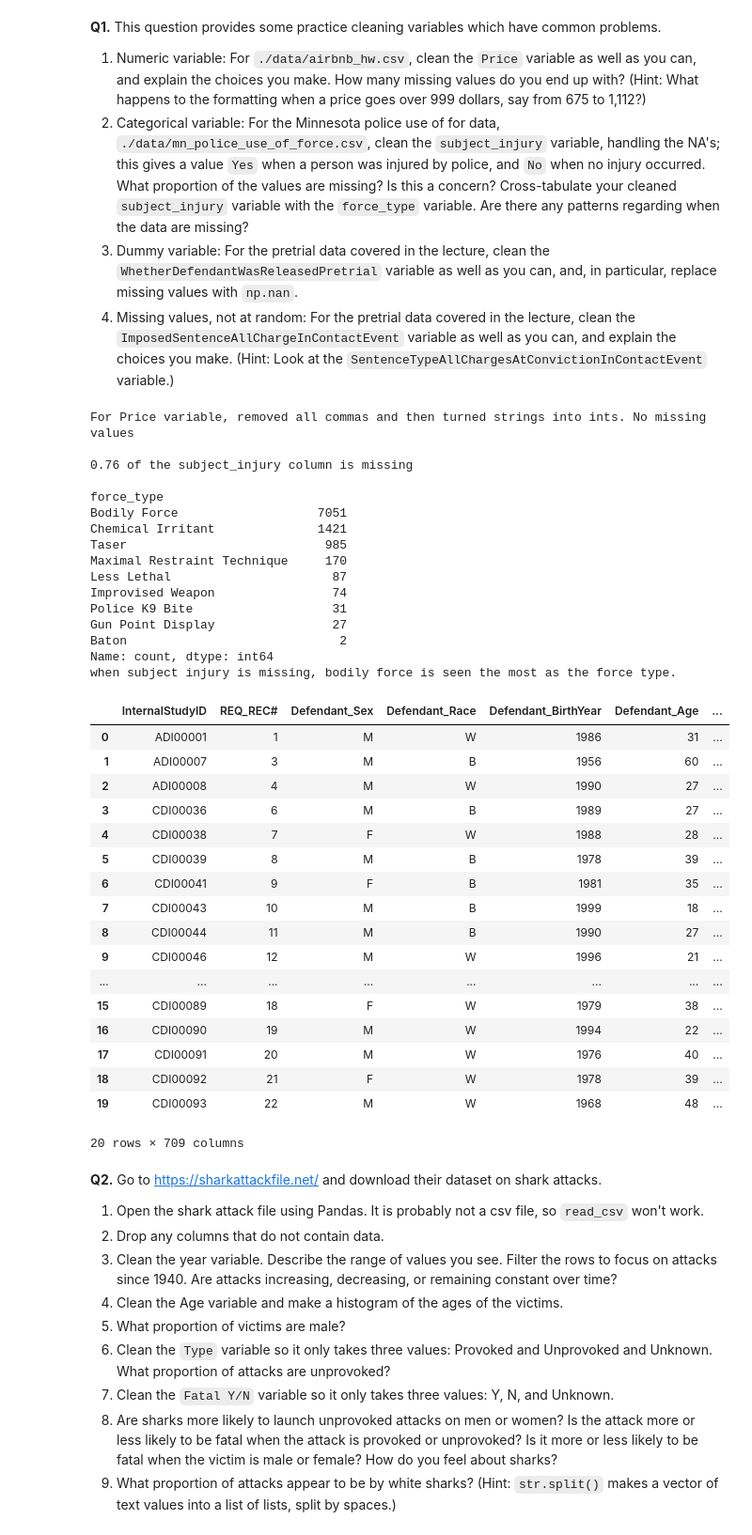
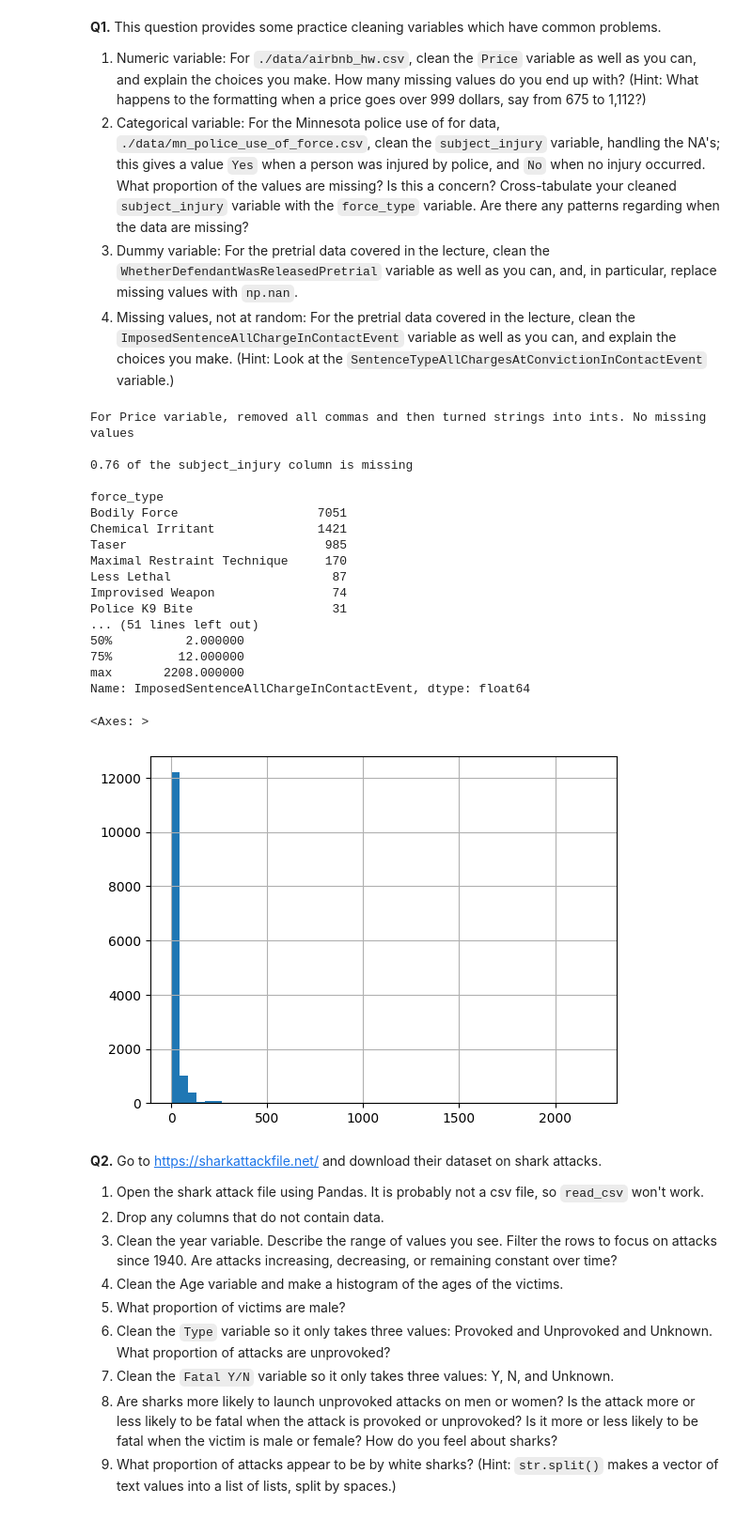
Before and after one commit to elaineliu05/wrangling, a Jupyter notebook: assignment/assignment.ipynb, the cells around one changed output. Shown: that part at 94% size. Cells and saved outputs as stored; diff of their text form; code cells hidden in the pictures.

```diff
--- a/assignment/assignment.ipynb
+++ b/assignment/assignment.ipynb
@@ -11,6 +11,7 @@
 # %%
 import pandas as pd
 import matplotlib.pyplot as plt
+import numpy as np
 
 #1.
 df1 = pd.read_csv('data/airbnb_hw.csv') #read in data table
@@ -18,56 +19,51 @@ df1 = pd.read_csv('data/airbnb_hw.csv') #read in data table
 df1['Price'] = df1['Price'].str.replace(',', '')
 df1['Price'] = df1['Price'].astype(int)
 print("For Price variable, removed all commas and then turned strings into ints. No missing values\n")
 
 #2.
 df2 = pd.read_csv('data/mn_police_use_of_force.csv') #read in data table
 #clean subject_injury variable
 nan_count = df2['subject_injury'].isna().sum()
 print(round(nan_count/df2.shape[0], 2), 'of the subject_injury column is missing\n')
 
 nan_df = df2[df2['subject_injury'].isna()] #get data table where subject injury is NaN
 nan_arr = nan_df['force_type'].value_counts() #count occurances of each force_type
 print(nan_arr)
 print('when subject injury is missing, bodily force is seen the most as the force type. ')
 
 #3
 df3 = pd.read_parquet('data/justice_data.parquet') #read in data table
-df3.head(20)
+print(df3['WhetherDefendantWasReleasedPretrial'].value_counts(), '\n')
+df3['WhetherDefendantWasReleasedPretrial'].replace(9, np.nan) #replace all occurences of 9 with np.nan
+df3['WhetherDefendantWasReleasedPretrial'] = df3['WhetherDefendantWasReleasedPretrial'].fillna(value = np.nan) #if missing, np.nan
+
+#4
+print('Before coercion: \n', df3['ImposedSentenceAllChargeInContactEvent'].describe(),'\n')
+df3['ImposedSentenceAllChargeInContactEvent'] = pd.to_numeric(df3['ImposedSentenceAllChargeInContactEvent'], errors='coerce') # Coerce the variable to numeric
+df3['ImposedSentenceAllChargeInContactEvent'] = df3['ImposedSentenceAllChargeInContactEvent'].round() #there were a lot of doubles, so rounded it to int like SentenceTypeAllChargesAtConvictionInContactEvent
+df3['ImposedSentenceAllChargeInContactEvent'] = df3['ImposedSentenceAllChargeInContactEvent'].fillna(value = np.nan) #if missing, np.nan
+print('After coercion: \n', df3['ImposedSentenceAllChargeInContactEvent'].describe(),'\n') # Describe the numeric variable
+df3['ImposedSentenceAllChargeInContactEvent'].hist(bins = 50) # Histogram of the variable values
 # %% [output]
 For Price variable, removed all commas and then turned strings into ints. No missing values
 
 0.76 of the subject_injury column is missing
 
 force_type
 Bodily Force                   7051
 Chemical Irritant              1421
 Taser                           985
 Maximal Restraint Technique     170
 Less Lethal                      87
 Improvised Weapon                74
 Police K9 Bite                   31
-Gun Point Display                27
-Baton                             2
-Name: count, dtype: int64
-when subject injury is missing, bodily force is seen the most as the force type.
+... (51 lines left out)
+50%          2.000000
+75%         12.000000
+max       2208.000000
+Name: ImposedSentenceAllChargeInContactEvent, dtype: float64
-|  | InternalStudyID | REQ_REC# | Defendant_Sex | Defendant_Race | Defendant_BirthYear | Defendant_Age | ... |
-| 0 | ADI00001 | 1 | M | W | 1986 | 31 | ... |
-| 1 | ADI00007 | 3 | M | B | 1956 | 60 | ... |
-| 2 | ADI00008 | 4 | M | W | 1990 | 27 | ... |
-| 3 | CDI00036 | 6 | M | B | 1989 | 27 | ... |
-| 4 | CDI00038 | 7 | F | W | 1988 | 28 | ... |
-| 5 | CDI00039 | 8 | M | B | 1978 | 39 | ... |
-| 6 | CDI00041 | 9 | F | B | 1981 | 35 | ... |
-| 7 | CDI00043 | 10 | M | B | 1999 | 18 | ... |
-| 8 | CDI00044 | 11 | M | B | 1990 | 27 | ... |
-| 9 | CDI00046 | 12 | M | W | 1996 | 21 | ... |
-| ... | ... | ... | ... | ... | ... | ... | ... |
-| 15 | CDI00089 | 18 | F | W | 1979 | 38 | ... |
-| 16 | CDI00090 | 19 | M | W | 1994 | 22 | ... |
-| 17 | CDI00091 | 20 | M | W | 1976 | 40 | ... |
-| 18 | CDI00092 | 21 | F | W | 1978 | 39 | ... |
-| 19 | CDI00093 | 22 | M | W | 1968 | 48 | ... |
-20 rows × 709 columns
+<Axes: >
+[figure, added]
 # %% [markdown]
 **Q2.** Go to https://sharkattackfile.net/ and download their dataset on shark attacks.
 
```
Also changed, not shown: 3 other files.
